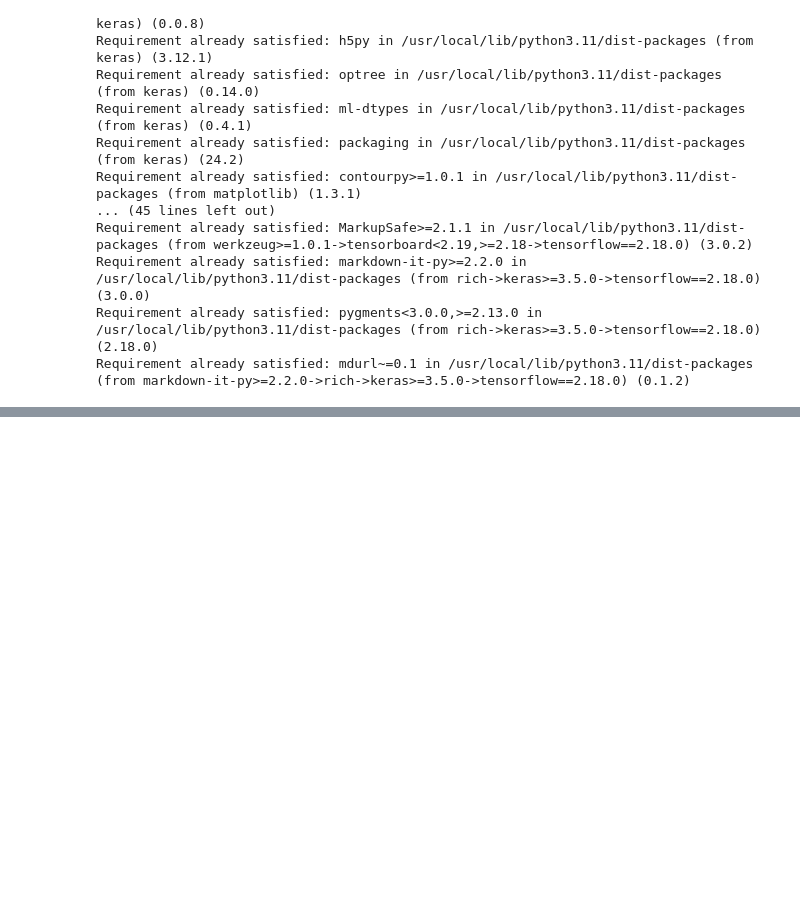
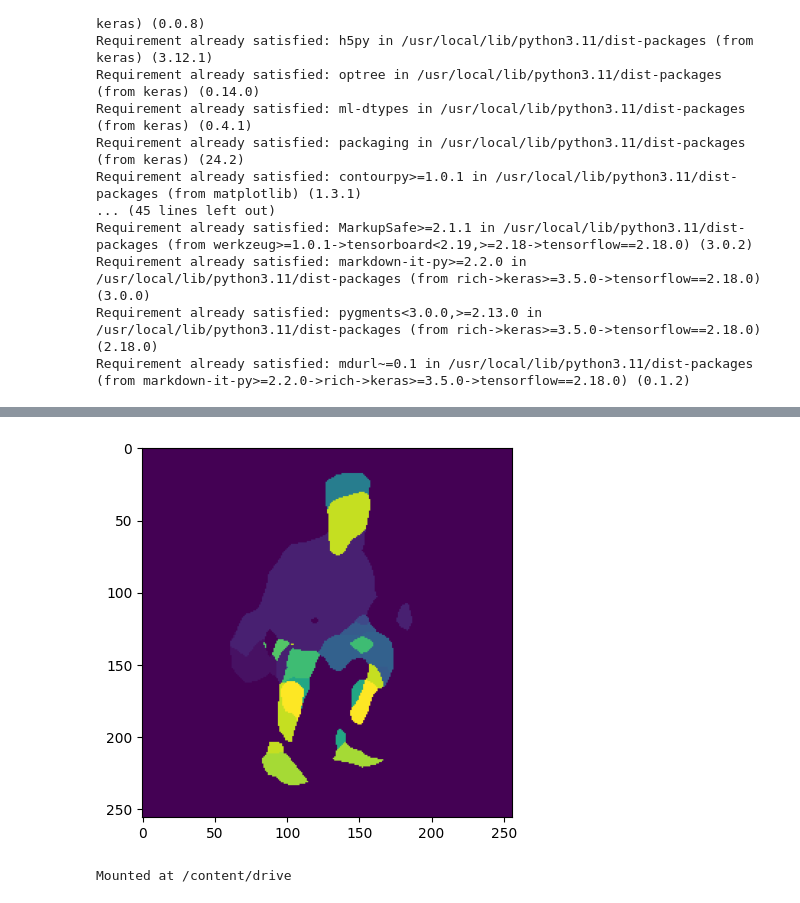
Before and after one commit to Ayush310803/ViT, a Jupyter notebook: Deeplabv3+_1.ipynb, the cells around one changed output, grey strips where cells are left out. Cells and saved outputs as stored; diff of their text form; code cells hidden in the pictures; blank space fills up the shorter version.

```diff
--- a/Deeplabv3+_1.ipynb
+++ b/Deeplabv3+_1.ipynb
@@ -262,0 +263,35 @@ loaded_model = load_model('deeplabv3_plus_model.h5')
+# %%
+# prompt: test on a custom image
+
+import cv2
+import numpy as np
+
+# Load the saved model
+model = tf.keras.models.load_model('deeplabv3_plus_segmentation_model.h5')
+
+# Function to preprocess the image
+def preprocess_image(image_path):
+    img = cv2.imread(image_path)
+    img = cv2.resize(img, (256, 256))
+    img = img / 255.0
+    img = np.expand_dims(img, axis=0)  # Add batch dimension
+    return img
+
+# Path to your custom image
+image_path = "/content/Bodyweight-Squat.jpg" #@param {type:"string"}
+
+# Preprocess the image
+preprocessed_image = preprocess_image(image_path)
+
+
+# Make predictions
+predictions = model.predict(preprocessed_image)
+
+# Process predictions (e.g., convert to class labels)
+predicted_mask = np.argmax(predictions[0], axis=-1)
+
+# Display or save the predicted mask
+import matplotlib.pyplot as plt
+plt.imshow(predicted_mask)
+plt.show()
+# %% [output]
@@ -262,0 +300,6 @@ loaded_model = load_model('deeplabv3_plus_model.h5')
+[figure, added]
+# %%
+from google.colab import drive
+drive.mount('/content/drive')
+# %% [output]
+Mounted at /content/drive
```
Also changed, not shown: parts of 6 cells of this notebook.
